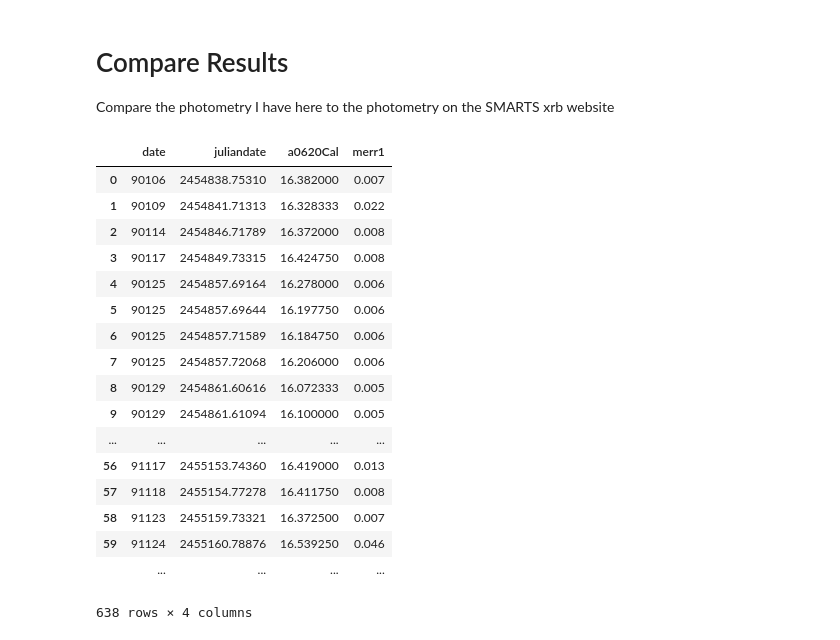
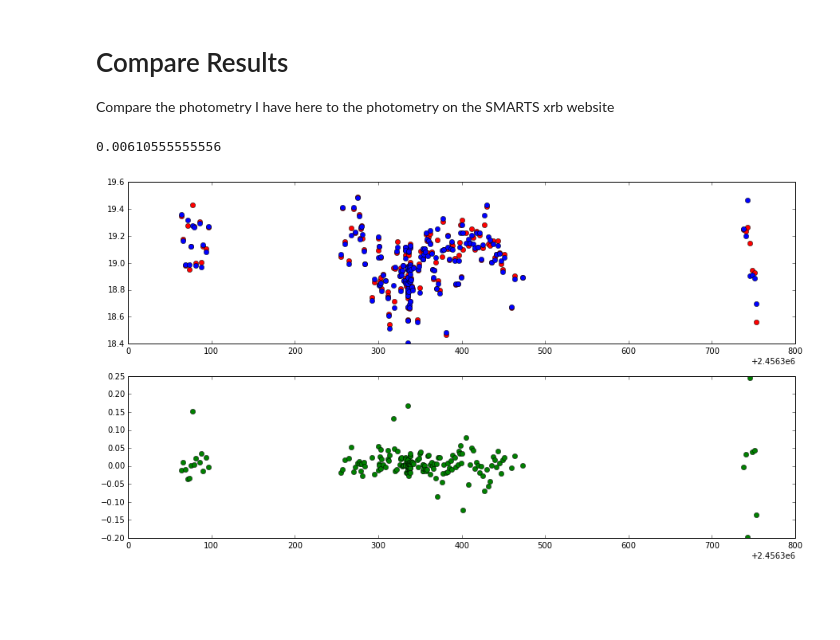
Before and after one commit to ih64/A0620, a Jupyter notebook: Untitled.ipynb, the cells around one changed output. Saved outputs shown, nothing was run; the diff lists cells and outputs as text; code cells hidden in the pictures; blank space fills up the shorter version.

```diff
--- a/Untitled.ipynb
+++ b/Untitled.ipynb
@@ -318,23 +296,25 @@ for row in tabrows:
 # %%
-IHB=pd.read_csv('A0620_I.csv')
+IHB=pd.read_csv('A0620_B.csv')
+IHV=pd.read_csv('A0620_V.csv')
+IHI=pd.read_csv('A0620_I.csv')
-# %%
-IHB
-# %% [output]
-|  | date | juliandate | a0620Cal | merr1 |
-| 0 | 90106 | 2454838.75310 | 16.382000 | 0.007 |
-| 1 | 90109 | 2454841.71313 | 16.328333 | 0.022 |
-| 2 | 90114 | 2454846.71789 | 16.372000 | 0.008 |
-| 3 | 90117 | 2454849.73315 | 16.424750 | 0.008 |
-| 4 | 90125 | 2454857.69164 | 16.278000 | 0.006 |
-| 5 | 90125 | 2454857.69644 | 16.197750 | 0.006 |
-| 6 | 90125 | 2454857.71589 | 16.184750 | 0.006 |
-| 7 | 90125 | 2454857.72068 | 16.206000 | 0.006 |
-| 8 | 90129 | 2454861.60616 | 16.072333 | 0.005 |
-| 9 | 90129 | 2454861.61094 | 16.100000 | 0.005 |
-| ... | ... | ... | ... | ... |
-| 56 | 91117 | 2455153.74360 | 16.419000 | 0.013 |
-| 57 | 91118 | 2455154.77278 | 16.411750 | 0.008 |
-| 58 | 91123 | 2455159.73321 | 16.372500 | 0.007 |
-| 59 | 91124 | 2455160.78876 | 16.539250 | 0.046 |
-|  | ... | ... | ... | ... |
-638 rows × 4 columns
+# %%
+def residuals(imranDF,michelleDF,flt):
+    #we have to force the formats and datatypes to match if we are going to get the join to match
+    MCtab=michelleDF.apply(lambda x: x.astype(float), axis=1).applymap(lambda x: '%.4f' % x)
+    IHB=imranDF.apply(lambda x: x.astype(float), axis=1).applymap(lambda x: '%.4f' % x)
+    BBjoin=pd.merge(IHB, MCtab.ix[:,['JD'+flt,flt+'mag',flt+'err']], left_on='juliandate', right_on='JD'+flt, how='inner').replace('999.0000', np.nan)
+    fig=plt.figure(figsize=(15,8))
+    ax1=fig.add_subplot(211)
+
+    ax1.plot(BBjoin.juliandate, BBjoin.a0620Cal,'ro')
+    ax1.plot(BBjoin['JD'+flt], BBjoin[flt+'mag'],'bo')
+
+    ax2=fig.add_subplot(212)
+    ax2.plot(BBjoin['JD'+flt], (BBjoin.a0620Cal.astype(float) - BBjoin[flt+'mag'].astype(float)), 'go')
+
+    print (BBjoin.a0620Cal.astype(float) - BBjoin[flt+'mag'].astype(float)).mean()
+# %%
+residuals(IHB,MCtab,'B')
+# %% [output]
+0.00610555555556
+[figure, added]
```
Also changed, not shown: parts of 5 cells of this notebook, 9 other files.
